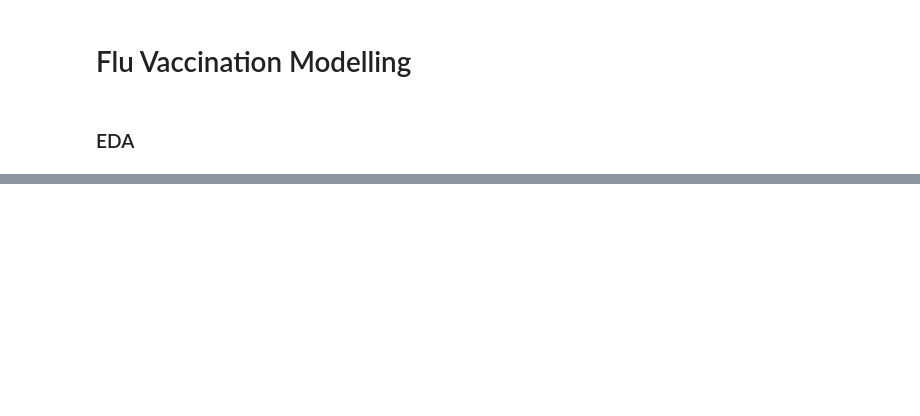
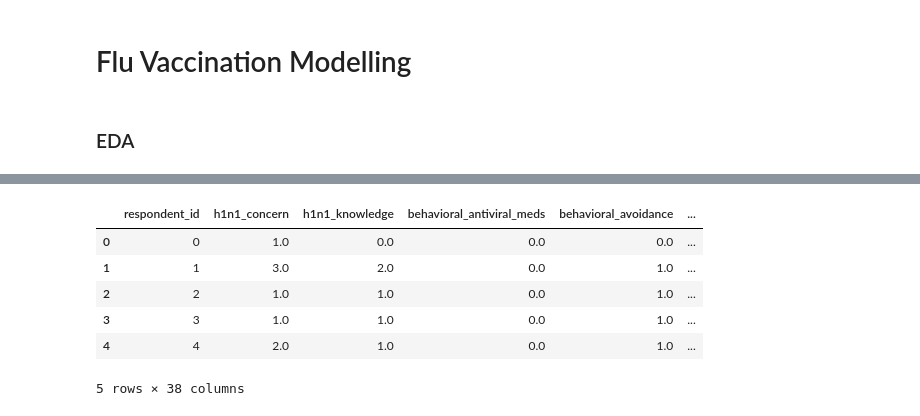
Before and after one commit to emykes/Flu_Vaccination_ML, a Jupyter notebook: Notebooks/Brooke/Brooke_EDA.ipynb, the cells around one changed output, grey strips where cells are left out. Cells and saved outputs as stored; diff of their text form; code cells hidden in the pictures; blank space fills up the shorter version.

```diff
--- a/Notebooks/Brooke/Brooke_EDA.ipynb
+++ b/Notebooks/Brooke/Brooke_EDA.ipynb
@@ -75,0 +148,12 @@ feat.info()
+# %%
+# Merge features with target
+df = feat.merge(tar, how='left', on='respondent_id')
+df.head()
+# %% [output]
+|  | respondent_id | h1n1_concern | h1n1_knowledge | behavioral_antiviral_meds | behavioral_avoidance | ... |
+| 0 | 0 | 1.0 | 0.0 | 0.0 | 0.0 | ... |
+| 1 | 1 | 3.0 | 2.0 | 0.0 | 1.0 | ... |
+| 2 | 2 | 1.0 | 1.0 | 0.0 | 1.0 | ... |
+| 3 | 3 | 1.0 | 1.0 | 0.0 | 1.0 | ... |
+| 4 | 4 | 2.0 | 1.0 | 0.0 | 1.0 | ... |
+5 rows × 38 columns
```
Also changed, not shown: parts of 41 cells of this notebook.
